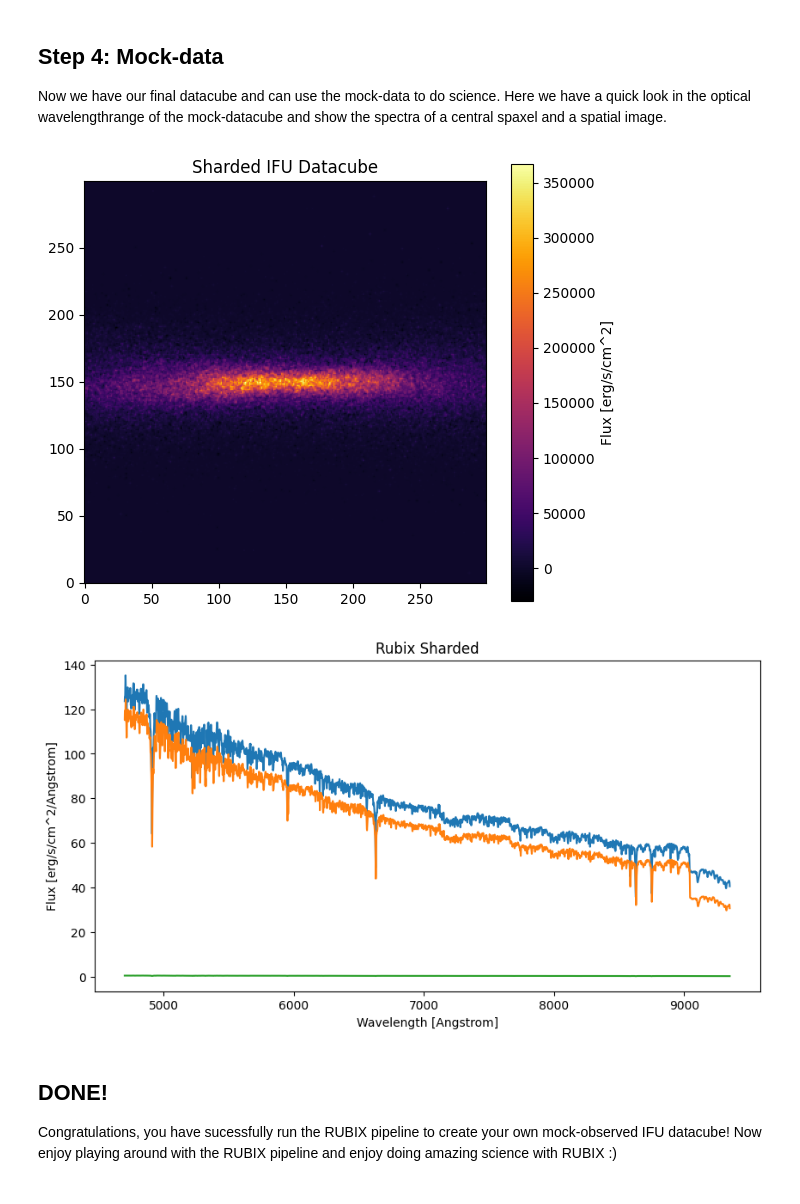
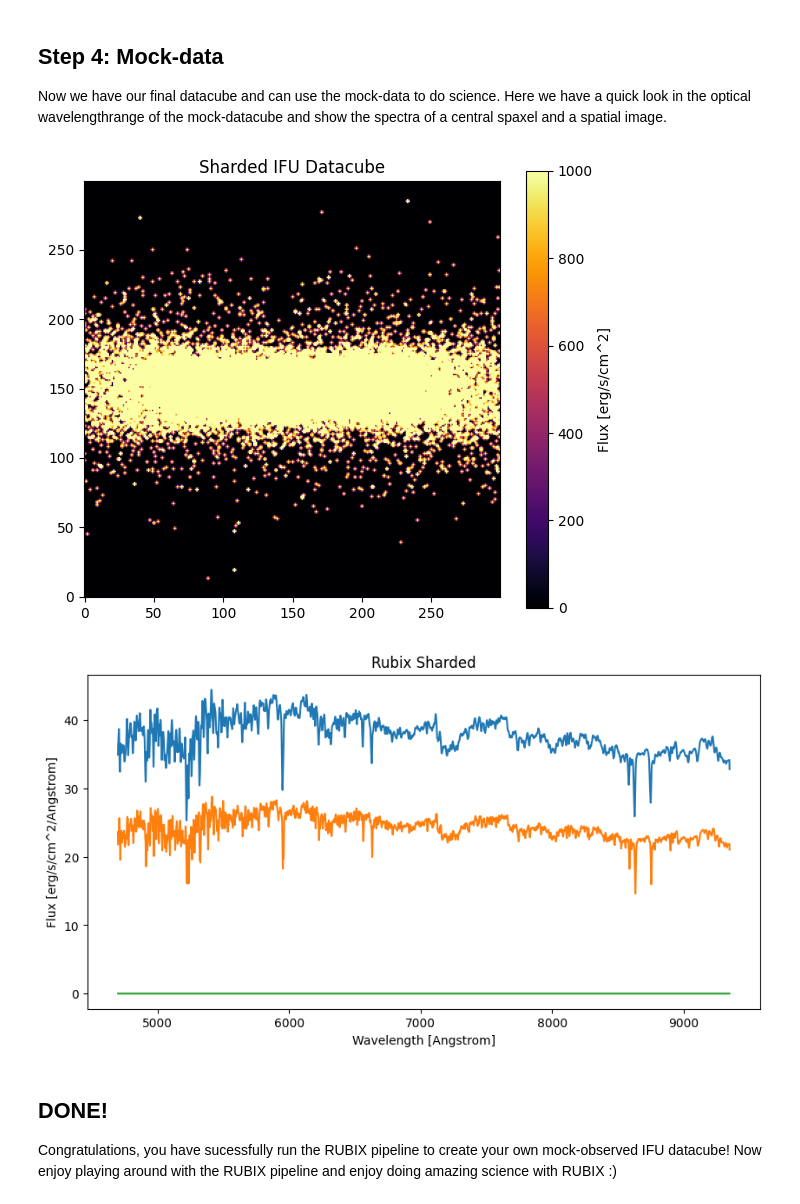
Before and after one commit to AstroAI-Lab/rubix, a Jupyter notebook: notebooks/rubix_pipeline_single_function_shard_map_fits_gsf_emiles.ipynb, the cells around one changed output. Cells and saved outputs as stored; diff of their text form; code cells hidden in the pictures.

```diff
--- a/notebooks/rubix_pipeline_single_function_shard_map_fits_gsf_emiles.ipynb
+++ b/notebooks/rubix_pipeline_single_function_shard_map_fits_gsf_emiles.ipynb
@@ -12,3 +17,7 @@ print("SPLIT_FILE =", split_file)
+# %%
+galaxy_id = "g8.13e11"
+component_str = "Disk"
+split_file = "./data/gsf/g8.13e11.01024.halo_1.align_with_star.star.gmm_on_jzjcjpjcexyz.scikit_gmm_full_4clusters_white.decontaminated.dat"
 # %%
 if component_str is None or component_str.strip() == "" or component_str == "None":
     component = None
@@ -78,7 +87,7 @@ config_NIHAO = {
             "snapshot": "1024",
         },
         "load_galaxy_args": {"reuse": True, "id": galaxy_id},
-        "subset": {"use_subset": False, "subset_size": 200000},
+        "subset": {"use_subset": True, "subset_size": 200000},
     },
     "simulation": {
         "name": "NIHAO",
@@ -207,4 +217,4 @@ from rubix.core.fits import store_fits
 #    cutted_datatcube = data.stars.datacube[100:200, :, :]
 #    data.stars.datacube = cutted_datatcube
 
-store_fits(config_NIHAO, rubixdata, "./output/emiles/")
+#store_fits(config_NIHAO, rubixdata, "./output/emiles/")
@@ -224,34 +232,34 @@ visible_indices = jnp.where((wave >= 4000) & (wave <= 8000))
 # %%
 #NBVAL_SKIP
 import numpy as np
 # get the spectra of the visible wavelengths from the ifu cube
 #visible_spectra = rubixdata.stars.datacube[ :, :, visible_indices[0]]
 #visible_spectra = rubixdata[ :, :, visible_indices[0]]
 sharded_visible_spectra = rubixdata[ :, :, visible_indices[0]]
 #visible_spectra.shape
 
 #image = jnp.sum(visible_spectra, axis=2)
 sharded_image = jnp.sum(sharded_visible_spectra, axis=2)
 img32 = np.array(sharded_image, dtype=np.float32)
 
 # Plot side by side
 plt.figure(figsize=(6, 5))
 
 # Original IFU datacube image
 #im0 = axes[0].imshow(image, origin="lower", cmap="inferno")
 #axes[0].set_title("Original IFU Datacube")
 #fig.colorbar(im0, ax=axes[0])
 
 # Sharded IFU datacube image
-plt.imshow(img32, origin="lower", cmap="inferno")
+plt.imshow(img32, origin="lower", cmap="inferno", vmax=1000)
 plt.title("Sharded IFU Datacube")
 plt.colorbar(label="Flux [erg/s/cm^2]")
 
 plt.tight_layout()
 plt.savefig(f"./output/emiles/image_{galaxy_id}_{component}.jpeg")
 plt.show()
 # %% [output]
-[figure, old version]
+[figure, new version]
 # %%
 #NBVAL_SKIP
 wave = pipe.telescope.wave_seq
@@ -279,7 +287,7 @@ plt.plot(wave, spectra_sharded[200,150,:])
 plt.savefig(f"./output/emiles/spectra_{galaxy_id}_{component}.jpeg")
 plt.show()
 # %% [output]
-[figure, old version]
+[figure, new version]
 # %% [markdown]
 ## DONE!
 
```
Also changed, not shown: parts of 11 cells of this notebook, 11 other files.
